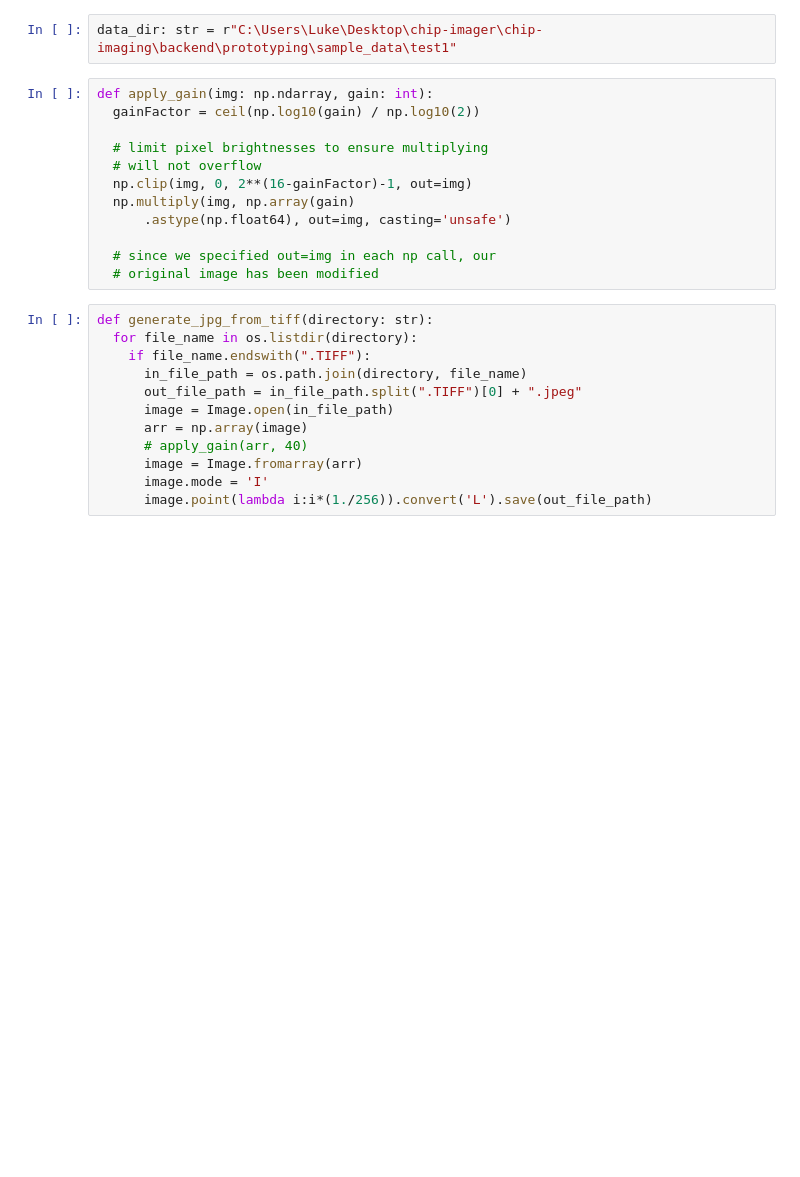
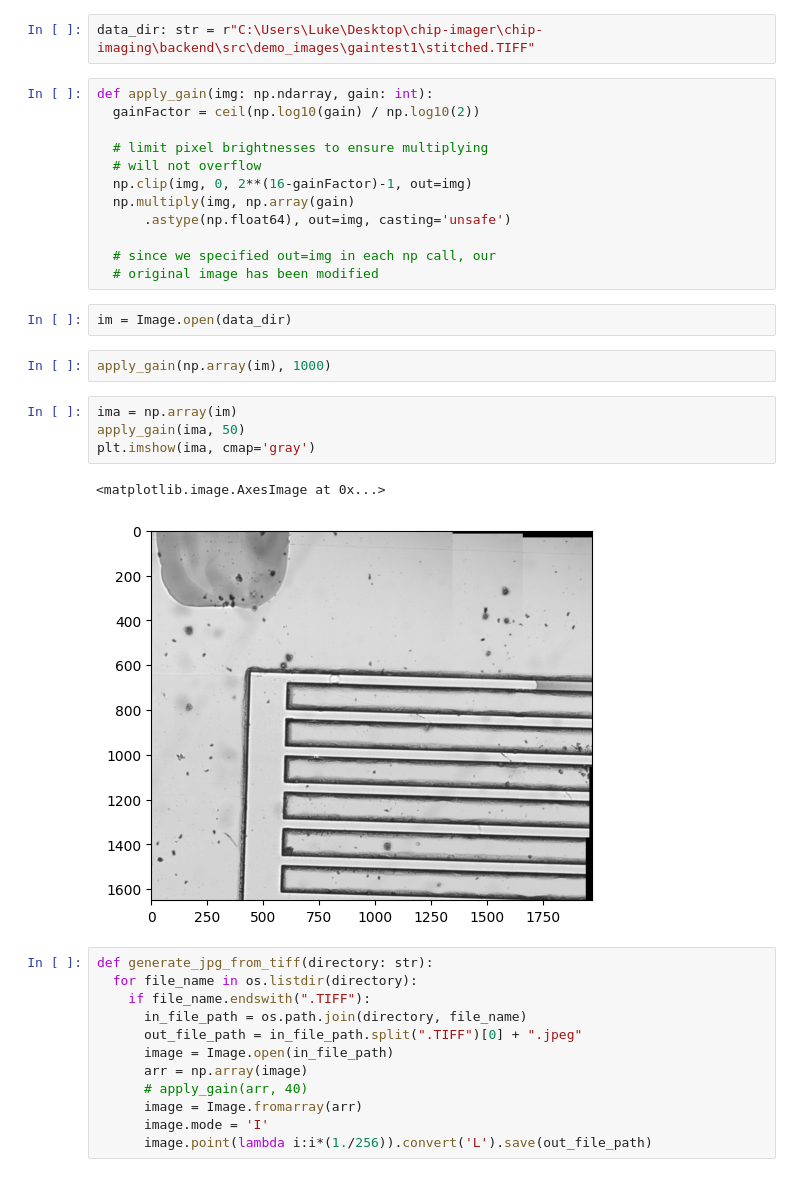
Before and after one commit to spoonk/chip-imaging, a Jupyter notebook: backend/prototyping/image_stitch.ipynb, the cells around one changed output. Saved outputs shown, nothing was run; the diff lists cells and outputs as text; blank space fills up the shorter version.

```diff
--- a/backend/prototyping/image_stitch.ipynb
+++ b/backend/prototyping/image_stitch.ipynb
@@ -8,7 +8,7 @@ import matplotlib.pyplot as plt
 # %%
 data_dir: str = "/Users/spunk/college/work/chip-imaging/backend/prototyping/sample_data"
 # %%
-data_dir: str = r"C:\Users\Luke\Desktop\chip-imager\chip-imaging\backend\prototyping\sample_data\test1"
+data_dir: str = r"C:\Users\Luke\Desktop\chip-imager\chip-imaging\backend\src\demo_images\gaintest1\stitched.TIFF"
 # %%
 def apply_gain(img: np.ndarray, gain: int):
   gainFactor = ceil(np.log10(gain) / np.log10(2))
@@ -21,6 +21,17 @@ def apply_gain(img: np.ndarray, gain: int):
 
   # since we specified out=img in each np call, our
   # original image has been modified
+# %%
+im = Image.open(data_dir)
+# %%
+apply_gain(np.array(im), 1000)
+# %%
+ima = np.array(im)
+apply_gain(ima, 50)
+plt.imshow(ima, cmap='gray')
+# %% [output]
+<matplotlib.image.AxesImage at 0x...>
+[figure, added]
 # %%
 def generate_jpg_from_tiff(directory: str):
   for file_name in os.listdir(directory):
```
